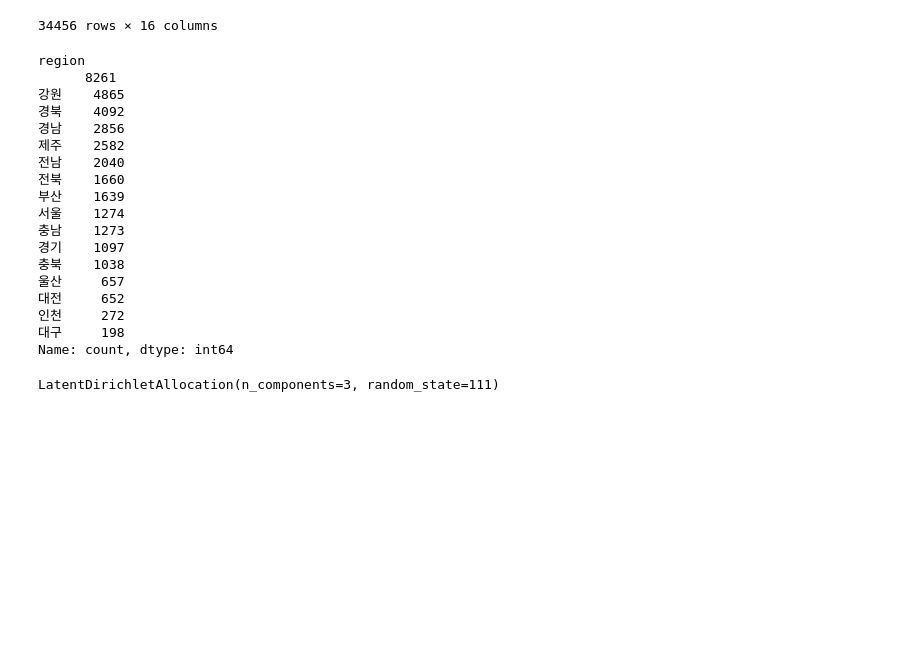
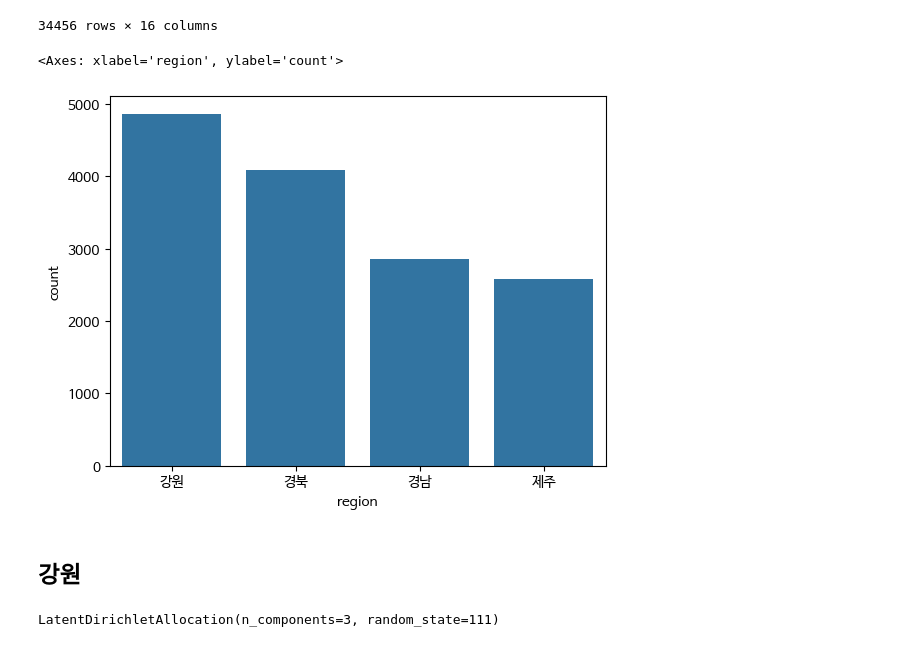
Before and after one commit to nohjuhyeon/AI_LKJ_hubs_fastapi, a Jupyter notebook: data_analysis/youtube/youtube_topic_yj_region.ipynb, the cells around one changed output. Drawn from its saved outputs; the diff is of its cells as text; code cells hidden in the pictures; blank space fills up the shorter version.

```diff
--- a/data_analysis/youtube/youtube_topic_yj_region.ipynb
+++ b/data_analysis/youtube/youtube_topic_yj_region.ipynb
@@ -138,31 +168,20 @@ df_youtube_comments
 | 34455 | 6631cc977547545ba205e830 | 국내여행지 가을 영월 가볼만한곳 BEST 4 붉은 메밀 꽃이... | 2021-10-09 | 조회수 18,336회 | 285 | 국내여행지 가을 영월 가볼만한곳 BEST 4 붉은 메밀 꽃이... | 메일로 연락이 어렵습니다 | 2021 | 10 | 가을 영월 곳 메밀 꽃 강원도 | ... |
 34456 rows × 16 columns
 # %%
-df_youtube_comments['region'].value_counts()
+series_region = df_youtube_comments['region'].value_counts().sort_values(ascending=False)
+top_4 = series_region.iloc[1:5].index.to_list()
-# %% [output]
-region
-      8261
-강원    4865
-경북    4092
-경남    2856
-제주    2582
-전남    2040
-전북    1660
-부산    1639
-서울    1274
-충남    1273
-경기    1097
-충북    1038
-울산     657
-대전     652
-인천     272
-대구     198
-Name: count, dtype: int64
+# %%
+sns.countplot(data=df_youtube_comments, x='region', order=top_4)
+# %% [output]
+<Axes: xlabel='region', ylabel='count'>
+[figure, added]
 # %%
 df_youtube_comments = df_youtube_comments.dropna()
 # %%
 from sklearn.feature_extraction.text import TfidfVectorizer
 from sklearn.decomposition import LatentDirichletAllocation
+# %% [markdown]
+## 강원
 # %%
 # 텍스트 데이터 전처리 및 벡터화
 vectorizer = TfidfVectorizer()
```
Also changed, not shown: parts of 26 cells of this notebook, 3 other files.
